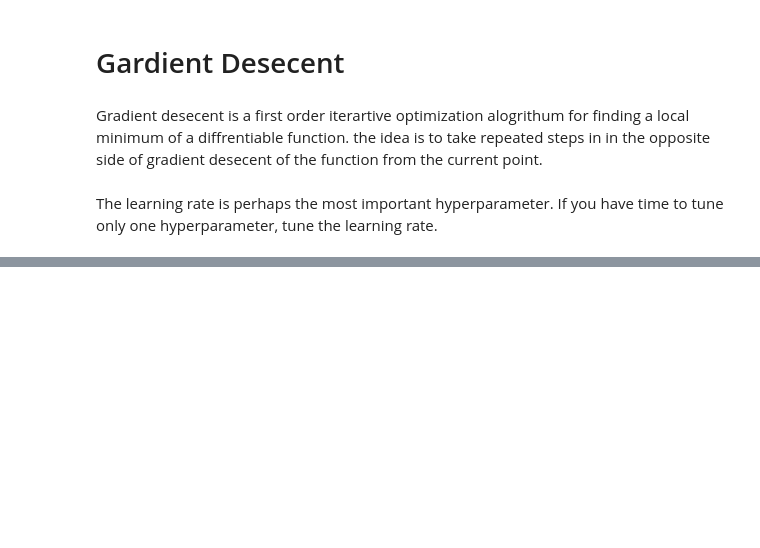
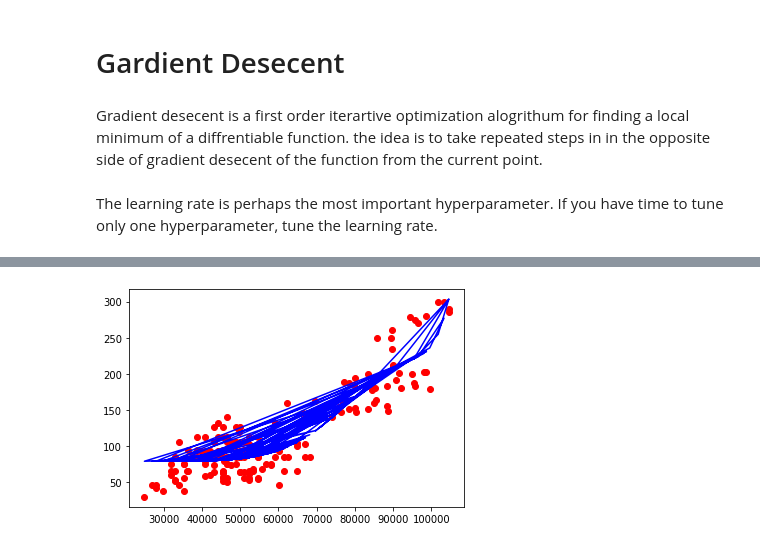
Before and after one commit to Shivam-Shane/Learnerhub, a Jupyter notebook: IPYTHON/Machine.ipynb, the cells around one changed output, grey strips where cells are left out. Drawn from its saved outputs; the diff is of its cells as text; code cells hidden in the pictures; blank space fills up the shorter version.

```diff
--- a/IPYTHON/Machine.ipynb
+++ b/IPYTHON/Machine.ipynb
@@ -858,0 +794,2 @@ The learning rate is perhaps the most important hyperparameter. If you have time
+# %%
+x_poly=poly.fit_transform(x)
@@ -858,0 +800,2 @@ The learning rate is perhaps the most important hyperparameter. If you have time
+# %%
+linearpoly=LinearRegression()
@@ -858,0 +808,7 @@ The learning rate is perhaps the most important hyperparameter. If you have time
+# %%
+mp.scatter(x,y,color='red')
+mp.plot(x,linearpoly.predict(x_poly),color='blue')
+mp.plot()
+mp.show()
+# %% [output]
+[figure, added]
```
Also changed, not shown: parts of 54 cells of this notebook, 17 other files.
